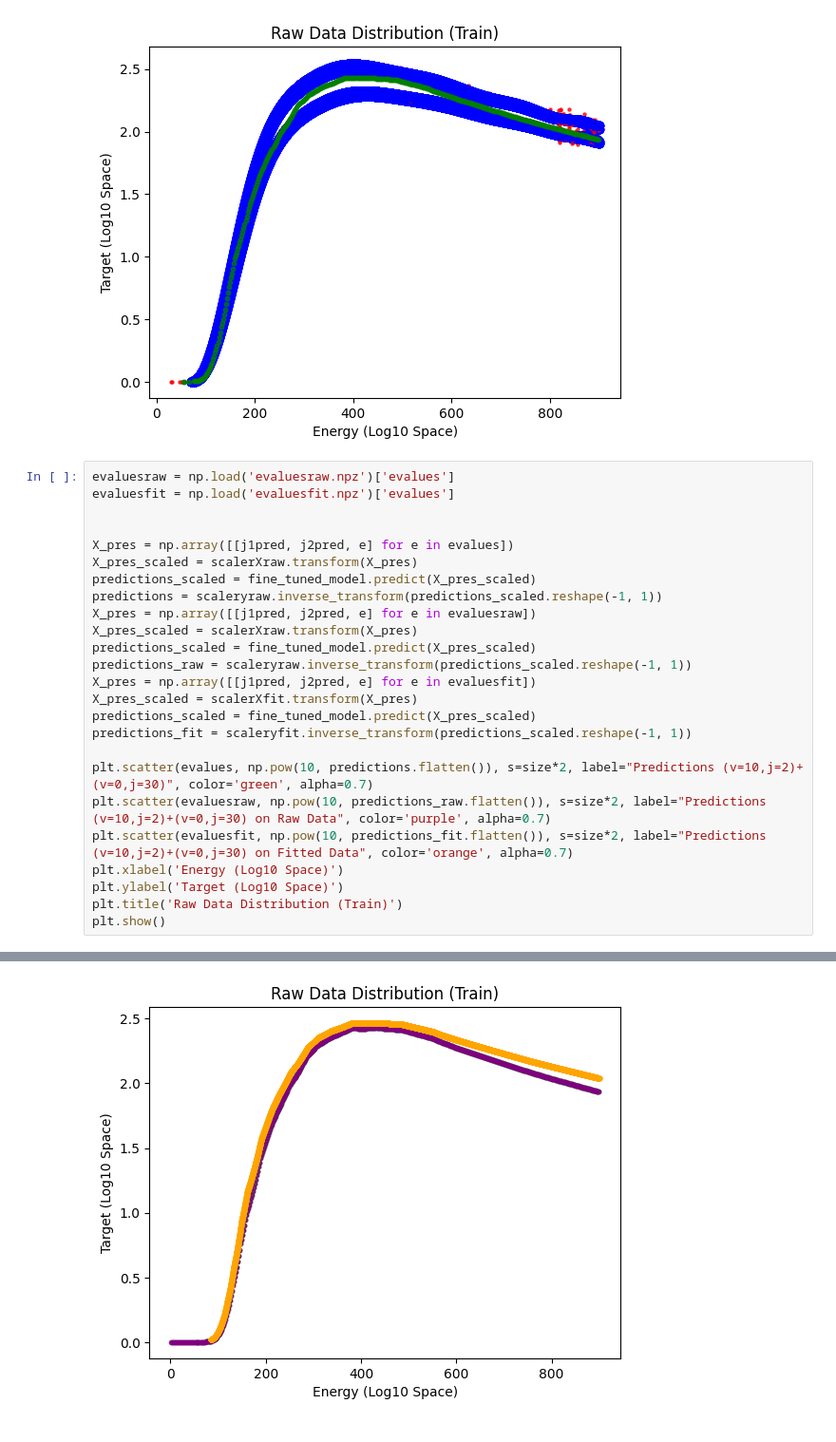
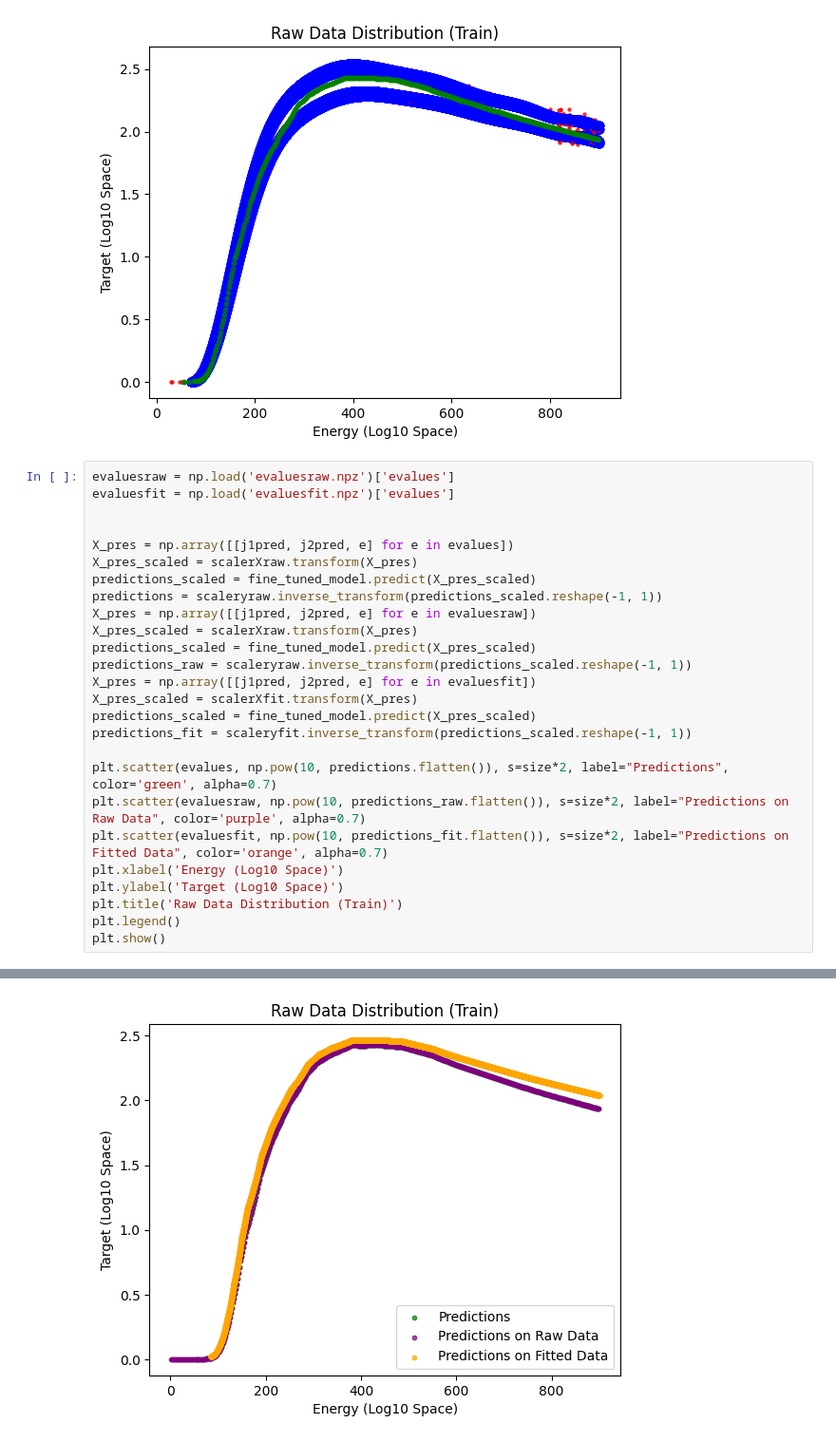
Before and after one commit to lstorchi/MultiFitter, a Jupyter notebook: testperv1v2models.ipynb, the cells around one changed output, grey strips where cells are left out. Shown at 95% size. Cells and saved outputs as stored; diff of their text form.

```diff
--- a/testperv1v2models.ipynb
+++ b/testperv1v2models.ipynb
@@ -431,11 +431,12 @@ X_pres_scaled = scalerXfit.transform(X_pres)
 predictions_scaled = fine_tuned_model.predict(X_pres_scaled)
 predictions_fit = scaleryfit.inverse_transform(predictions_scaled.reshape(-1, 1))
 
-plt.scatter(evalues, np.pow(10, predictions.flatten()), s=size*2, label="Predictions (v=10,j=2)+(v=0,j=30)", color='green', alpha=0.7)
-plt.scatter(evaluesraw, np.pow(10, predictions_raw.flatten()), s=size*2, label="Predictions (v=10,j=2)+(v=0,j=30) on Raw Data", color='purple', alpha=0.7)
-plt.scatter(evaluesfit, np.pow(10, predictions_fit.flatten()), s=size*2, label="Predictions (v=10,j=2)+(v=0,j=30) on Fitted Data", color='orange', alpha=0.7)
+plt.scatter(evalues, np.pow(10, predictions.flatten()), s=size*2, label="Predictions", color='green', alpha=0.7)
+plt.scatter(evaluesraw, np.pow(10, predictions_raw.flatten()), s=size*2, label="Predictions on Raw Data", color='purple', alpha=0.7)
+plt.scatter(evaluesfit, np.pow(10, predictions_fit.flatten()), s=size*2, label="Predictions on Fitted Data", color='orange', alpha=0.7)
 plt.xlabel('Energy (Log10 Space)')
 plt.ylabel('Target (Log10 Space)')
 plt.title('Raw Data Distribution (Train)')
+plt.legend()
 plt.show()
 # %% [output]
@@ -445 +446 @@ plt.show()
-[figure, old version]
+[figure, new version]
```
Also changed, not shown: parts of 1 cell of this notebook, 1 other file.
